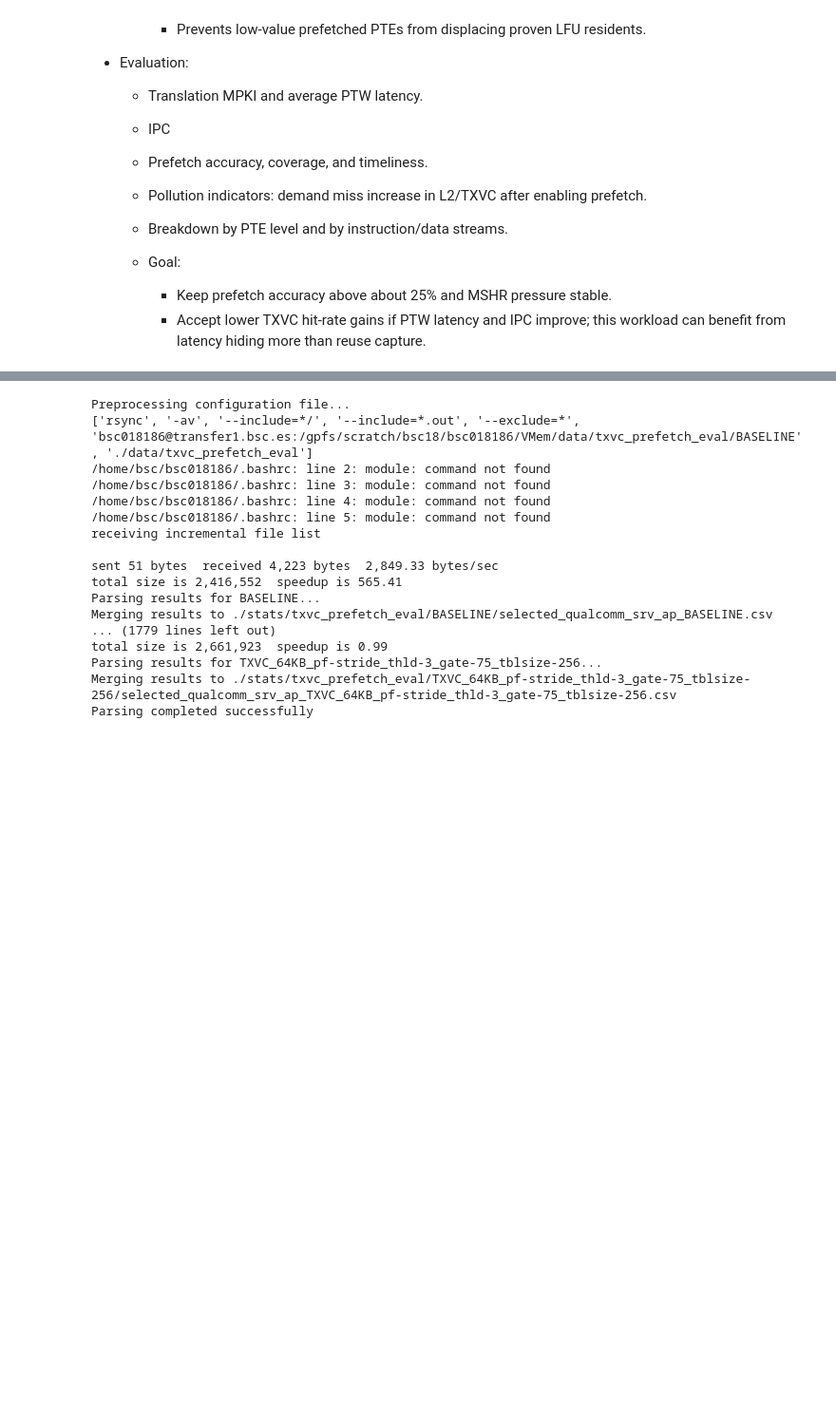
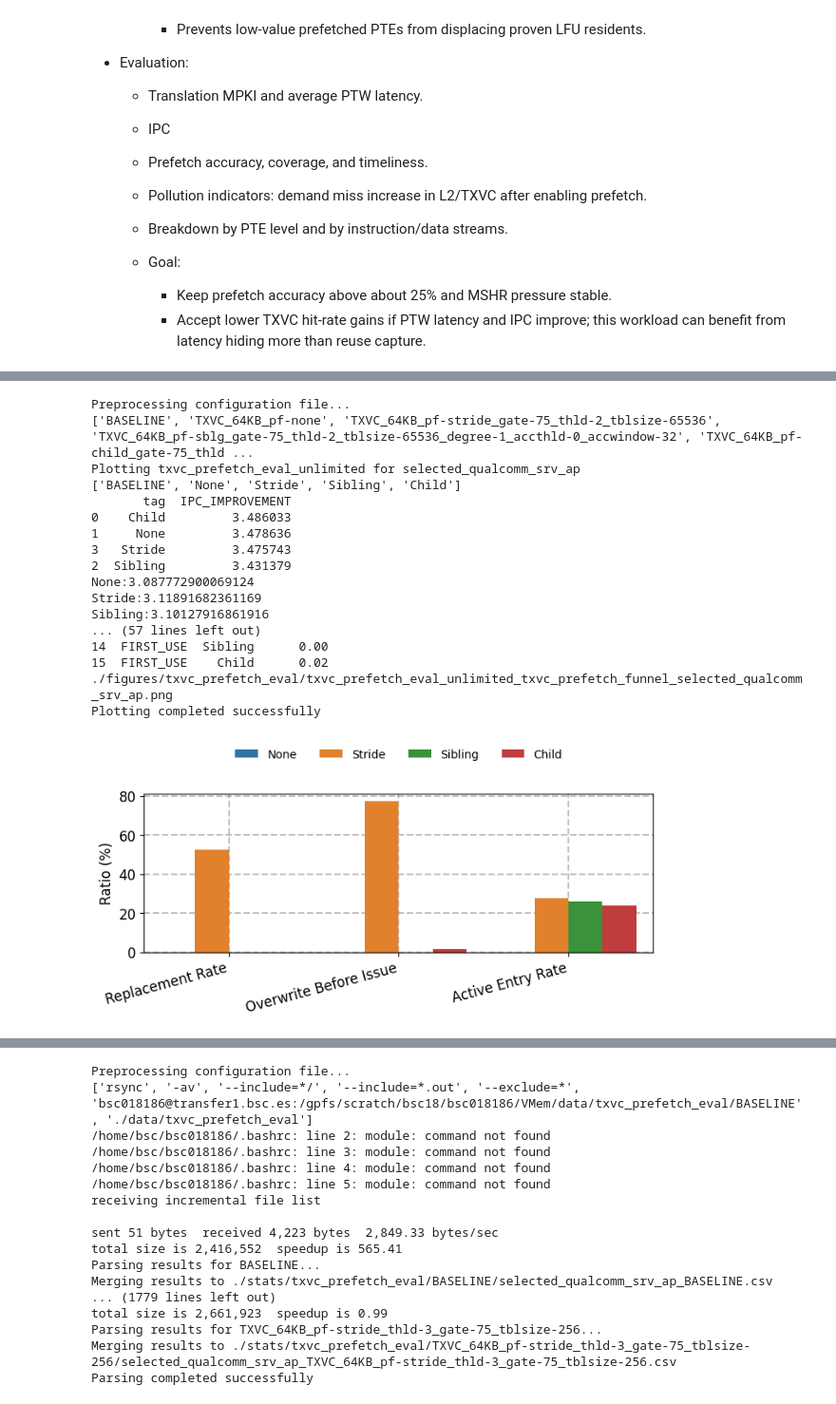
Before and after one commit to dchasap/itp_asplos25_AE, a Jupyter notebook: notebooks/txvc_prefetcher.ipynb, the cells around one changed output, grey strips where cells are left out. Shown at 95% size. Saved outputs shown, nothing was run; the diff lists cells and outputs as text; code cells hidden in the pictures; blank space fills up the shorter version.

```diff
--- a/notebooks/txvc_prefetcher.ipynb
+++ b/notebooks/txvc_prefetcher.ipynb
@@ -176,0 +209,25 @@ Plotting completed successfully
+# %%
+!./scripts/manage_experiment.py --config ./exp_conf/txvc_prefetch_eval_unlimited.ini --plot
+
+from IPython.display import Image, display
+display(Image("./figures/txvc_prefetch_eval/txvc_prefetch_eval_unlimited_txvc_prefetcher_survivability_selected_qualcomm_srv_ap.png",
+width=600, height=600))
+# %% [output]
+Preprocessing configuration file...
+['BASELINE', 'TXVC_64KB_pf-none', 'TXVC_64KB_pf-stride_gate-75_thld-2_tblsize-65536', 'TXVC_64KB_pf-sblg_gate-75_thld-2_tblsize-65536_degree-1_accthld-0_accwindow-32', 'TXVC_64KB_pf-child_gate-75_thld ...
+Plotting txvc_prefetch_eval_unlimited for selected_qualcomm_srv_ap
+['BASELINE', 'None', 'Stride', 'Sibling', 'Child']
+       tag  IPC_IMPROVEMENT
+0    Child         3.486033
+1     None         3.478636
+3   Stride         3.475743
+2  Sibling         3.431379
+None:3.087772900069124
+Stride:3.11891682361169
+Sibling:3.10127916861916
+... (57 lines left out)
+14  FIRST_USE  Sibling      0.00
+15  FIRST_USE    Child      0.02
+./figures/txvc_prefetch_eval/txvc_prefetch_eval_unlimited_txvc_prefetch_funnel_selected_qualcomm_srv_ap.png
+Plotting completed successfully
+[figure, added]
```
Also changed, not shown: parts of 15 cells of this notebook, 10 other files.
